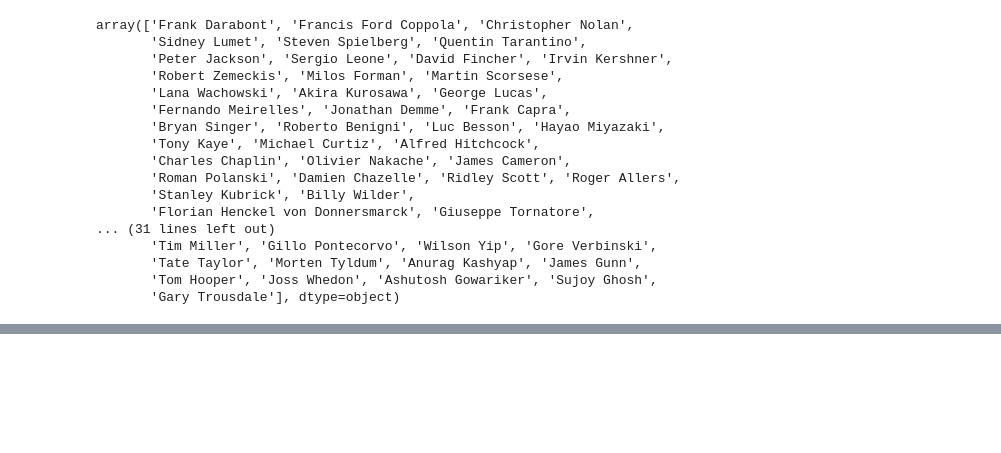
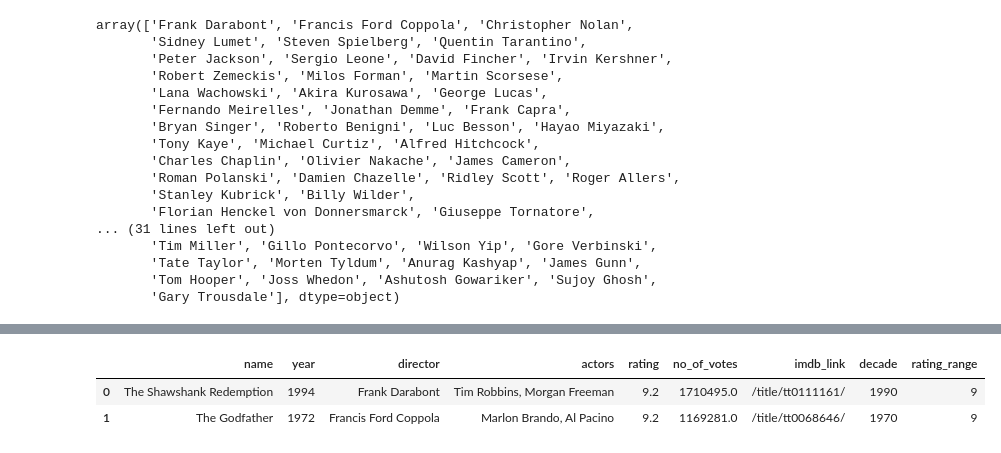
Before and after one commit to kanika19/scraping, a Jupyter notebook: workshop/eda_imdb.ipynb, the cells around one changed output, grey strips where cells are left out. Drawn from its saved outputs; the diff is of its cells as text; code cells hidden in the pictures; blank space fills up the shorter version.

```diff
--- a/workshop/eda_imdb.ipynb
+++ b/workshop/eda_imdb.ipynb
@@ -129,0 +168,6 @@ plt.plot(data.)
+# %%
+data.head(2)
+# %% [output]
+|  | name | year | director | actors | rating | no_of_votes | imdb_link | decade | rating_range |
+| 0 | The Shawshank Redemption | 1994 | Frank Darabont | Tim Robbins, Morgan Freeman | 9.2 | 1710495.0 | /title/tt0111161/ | 1990 | 9 |
+| 1 | The Godfather | 1972 | Francis Ford Coppola | Marlon Brando, Al Pacino | 9.2 | 1169281.0 | /title/tt0068646/ | 1970 | 9 |
```
Also changed, not shown: parts of 9 cells of this notebook, 1 other file.
